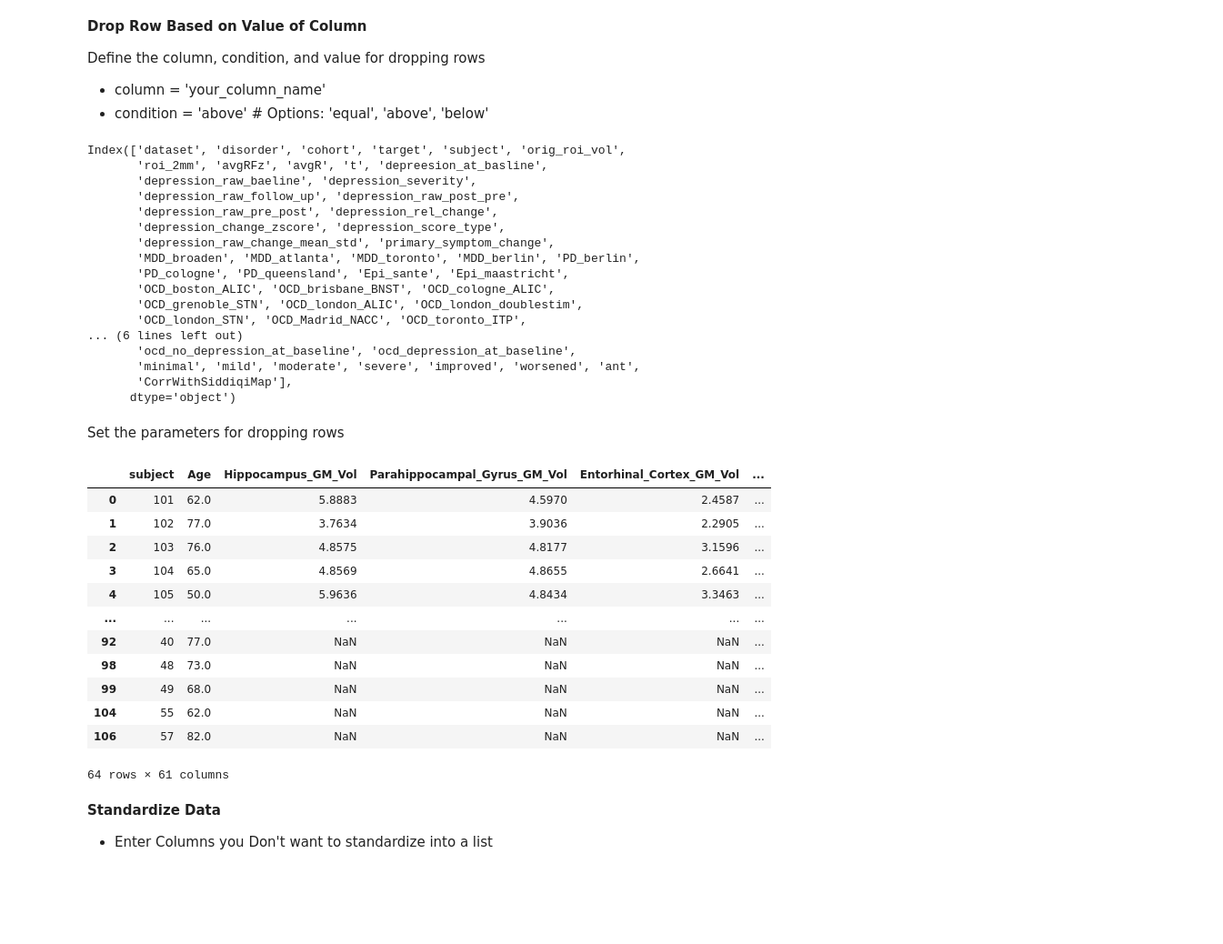
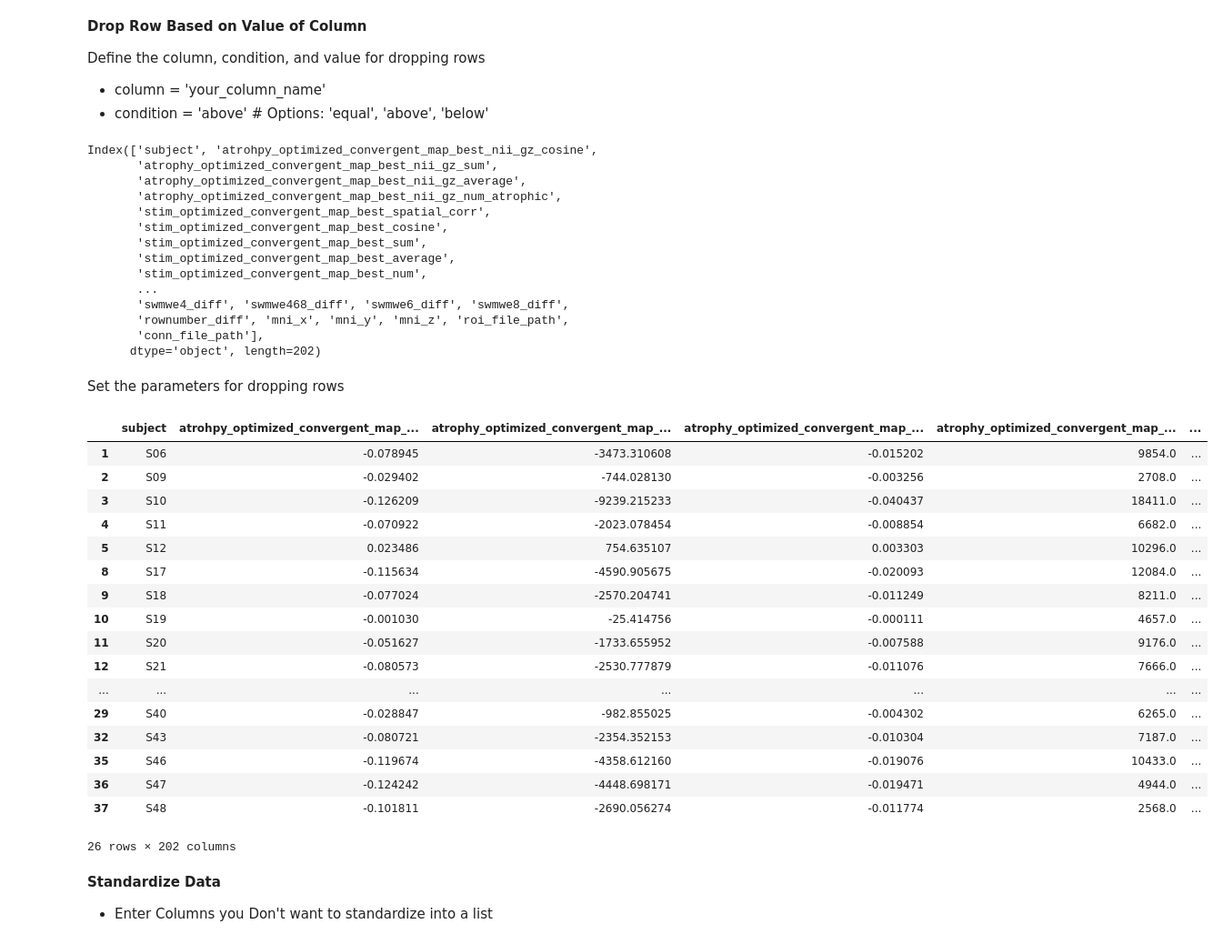
Before and after one commit to Calvinwhow/calvin_utils_project, a Jupyter notebook: notebooks/statistical_notebooks/regression_notebooks/linear_regression_notebook.ipynb, the cells around one changed output. Shown at 91% size. Drawn from its saved outputs; the diff is of its cells as text; code cells hidden in the pictures; blank space fills up the shorter version.

```diff
--- a/notebooks/statistical_notebooks/regression_notebooks/linear_regression_notebook.ipynb
+++ b/notebooks/statistical_notebooks/regression_notebooks/linear_regression_notebook.ipynb
@@ -29,12 +29,12 @@ Notes:
 Prep Output Direction
 # %%
 # Specify where you want to save your results to
-out_dir = '/Users/cu135/Partners HealthCare Dropbox/Calvin Howard/studies/collaborations/sar-el_depression_db/figures?'
+out_dir = '/Users/cu135/Partners HealthCare Dropbox/Calvin Howard/resources/datasets/Jung_TMS_AD/results/adas_cog_scores/memnet_controlled'
 # %% [markdown]
 Import Data
 # %%
 # Specify the path to your CSV file containing NIFTI paths
-input_csv_path = '/Users/cu135/Partners HealthCare Dropbox/Calvin Howard/studies/collaborations/sar-el_depression_db/metadata/yeo1000_final_severity_categories_with_corr.csv'
+input_csv_path = '/Users/cu135/Partners HealthCare Dropbox/Calvin Howard/resources/datasets/Jung_TMS_AD/metadata/memnet-plus-master.csv'
 sheet = None #'master_list_proper_subjects'
 # %%
 from calvin_utils.permutation_analysis_utils.statsmodels_palm import CalvinStatsmodelsPalm
@@ -74,3 +69,5 @@ drop_list = ['CorrWithSiddiqiMap', 'depression_raw_baeline', 'depression_raw_fol
+# %%
+drop_list = ['atrophy_optimized_convergent_map_best_nii_gz_sum', 'stim_optimized_convergent_map_best_cosine', 'dmspc_diff']
 # %%
 data_df = cal_palm.drop_nans_from_columns(columns_to_drop_from=drop_list)
 data_df
@@ -97,23 +99,20 @@ Define the column, condition, and value for dropping rows
 # %%
 data_df.columns
 # %% [output]
-Index(['dataset', 'disorder', 'cohort', 'target', 'subject', 'orig_roi_vol',
-       'roi_2mm', 'avgRFz', 'avgR', 't', 'depreesion_at_basline',
-       'depression_raw_baeline', 'depression_severity',
-       'depression_raw_follow_up', 'depression_raw_post_pre',
-       'depression_raw_pre_post', 'depression_rel_change',
-       'depression_change_zscore', 'depression_score_type',
-       'depression_raw_change_mean_std', 'primary_symptom_change',
-       'MDD_broaden', 'MDD_atlanta', 'MDD_toronto', 'MDD_berlin', 'PD_berlin',
-       'PD_cologne', 'PD_queensland', 'Epi_sante', 'Epi_maastricht',
-       'OCD_boston_ALIC', 'OCD_brisbane_BNST', 'OCD_cologne_ALIC',
-       'OCD_grenoble_STN', 'OCD_london_ALIC', 'OCD_london_doublestim',
-       'OCD_london_STN', 'OCD_Madrid_NACC', 'OCD_toronto_ITP',
-... (6 lines left out)
-       'ocd_no_depression_at_baseline', 'ocd_depression_at_baseline',
-       'minimal', 'mild', 'moderate', 'severe', 'improved', 'worsened', 'ant',
-       'CorrWithSiddiqiMap'],
-      dtype='object')
+Index(['subject', 'atrohpy_optimized_convergent_map_best_nii_gz_cosine',
+       'atrophy_optimized_convergent_map_best_nii_gz_sum',
+       'atrophy_optimized_convergent_map_best_nii_gz_average',
+       'atrophy_optimized_convergent_map_best_nii_gz_num_atrophic',
+       'stim_optimized_convergent_map_best_spatial_corr',
+       'stim_optimized_convergent_map_best_cosine',
+       'stim_optimized_convergent_map_best_sum',
+       'stim_optimized_convergent_map_best_average',
+       'stim_optimized_convergent_map_best_num',
+       ...
+       'swmwe4_diff', 'swmwe468_diff', 'swmwe6_diff', 'swmwe8_diff',
+       'rownumber_diff', 'mni_x', 'mni_y', 'mni_z', 'roi_file_path',
+       'conn_file_path'],
+      dtype='object', length=202)
 # %% [markdown]
 Set the parameters for dropping rows
 # %%
@@ -121,22 +120,27 @@ column = 'City'  # The column you'd like to evaluate
 condition = 'equal'  # The condition to check ('equal', 'above', 'below', 'not')
 value = 'Wurzburg' # The value to drop if T
 # %%
-data_df, other_df = cal_palm.drop_rows_based_on_value(column, condition, value)
+# data_df, other_df = cal_palm.drop_rows_based_on_value(column, condition, value)
 display(data_df)
 # %% [output]
-|  | subject | Age | Hippocampus_GM_Vol | Parahippocampal_Gyrus_GM_Vol | Entorhinal_Cortex_GM_Vol | ... |
-| 0 | 101 | 62.0 | 5.8883 | 4.5970 | 2.4587 | ... |
-| 1 | 102 | 77.0 | 3.7634 | 3.9036 | 2.2905 | ... |
-| 2 | 103 | 76.0 | 4.8575 | 4.8177 | 3.1596 | ... |
-| 3 | 104 | 65.0 | 4.8569 | 4.8655 | 2.6641 | ... |
-| 4 | 105 | 50.0 | 5.9636 | 4.8434 | 3.3463 | ... |
+|  | subject | atrohpy_optimized_convergent_map_... | atrophy_optimized_convergent_map_... | atrophy_optimized_convergent_map_... | atrophy_optimized_convergent_map_... | ... |
+| 1 | S06 | -0.078945 | -3473.310608 | -0.015202 | 9854.0 | ... |
+| 2 | S09 | -0.029402 | -744.028130 | -0.003256 | 2708.0 | ... |
+| 3 | S10 | -0.126209 | -9239.215233 | -0.040437 | 18411.0 | ... |
+| 4 | S11 | -0.070922 | -2023.078454 | -0.008854 | 6682.0 | ... |
+| 5 | S12 | 0.023486 | 754.635107 | 0.003303 | 10296.0 | ... |
+| 8 | S17 | -0.115634 | -4590.905675 | -0.020093 | 12084.0 | ... |
+| 9 | S18 | -0.077024 | -2570.204741 | -0.011249 | 8211.0 | ... |
+| 10 | S19 | -0.001030 | -25.414756 | -0.000111 | 4657.0 | ... |
+| 11 | S20 | -0.051627 | -1733.655952 | -0.007588 | 9176.0 | ... |
+| 12 | S21 | -0.080573 | -2530.777879 | -0.011076 | 7666.0 | ... |
 | ... | ... | ... | ... | ... | ... | ... |
-| 92 | 40 | 77.0 | NaN | NaN | NaN | ... |
-| 98 | 48 | 73.0 | NaN | NaN | NaN | ... |
-| 99 | 49 | 68.0 | NaN | NaN | NaN | ... |
-| 104 | 55 | 62.0 | NaN | NaN | NaN | ... |
-| 106 | 57 | 82.0 | NaN | NaN | NaN | ... |
+| 29 | S40 | -0.028847 | -982.855025 | -0.004302 | 6265.0 | ... |
+| 32 | S43 | -0.080721 | -2354.352153 | -0.010304 | 7187.0 | ... |
+| 35 | S46 | -0.119674 | -4358.612160 | -0.019076 | 10433.0 | ... |
+| 36 | S47 | -0.124242 | -4448.698171 | -0.019471 | 4944.0 | ... |
+| 37 | S48 | -0.101811 | -2690.056274 | -0.011774 | 2568.0 | ... |
-64 rows × 61 columns
+26 rows × 202 columns
 # %% [markdown]
 **Standardize Data**
 - Enter Columns you Don't want to standardize into a list
```
Also changed, not shown: parts of 27 cells of this notebook, 22 other files.
